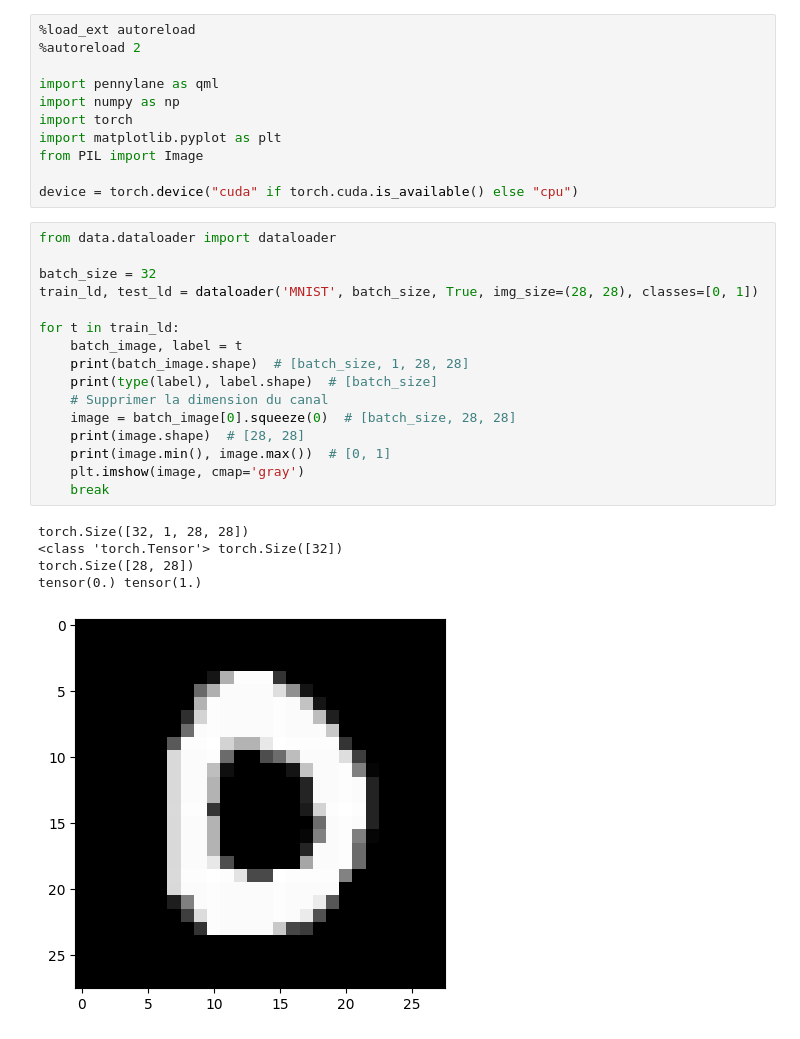
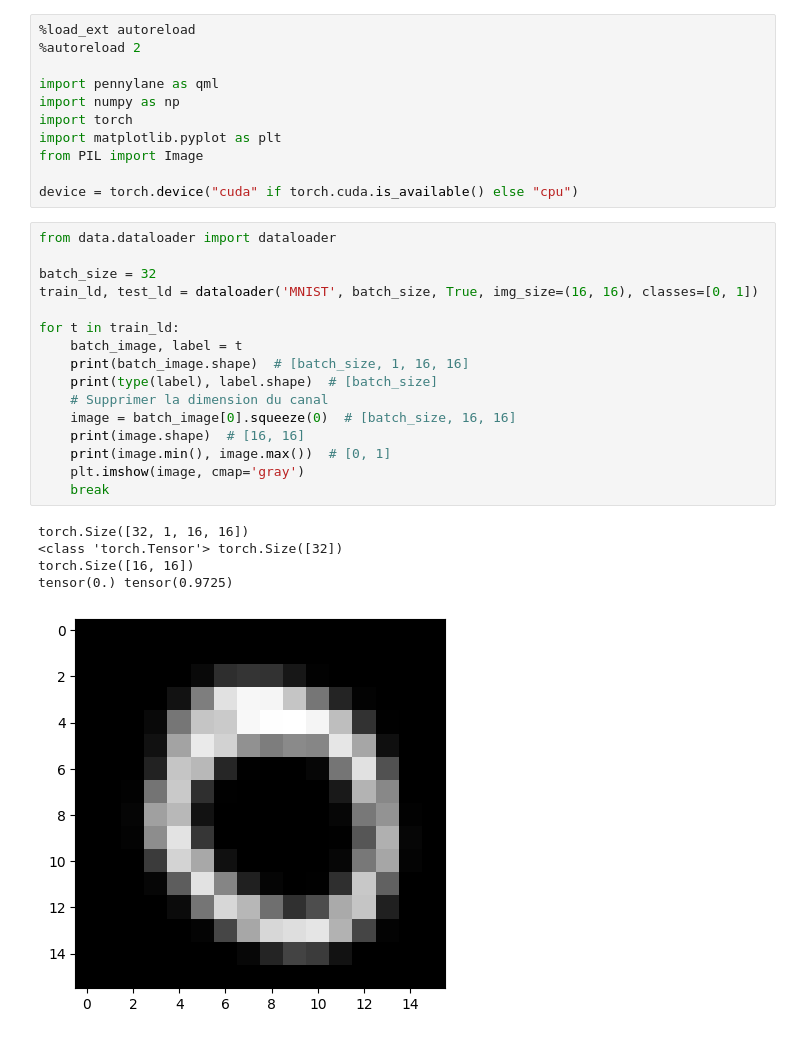
Before and after one commit to maegonz/Quantum-GAN, a Jupyter notebook: main.ipynb, the cells around one changed output. Drawn from its saved outputs; the diff is of its cells as text.

```diff
--- a/main.ipynb
+++ b/main.ipynb
@@ -12,24 +12,24 @@ device = torch.device("cuda" if torch.cuda.is_available() else "cpu")
 # %%
 from data.dataloader import dataloader
 
 batch_size = 32
-train_ld, test_ld = dataloader('MNIST', batch_size, True, img_size=(28, 28), classes=[0, 1])
+train_ld, test_ld = dataloader('MNIST', batch_size, True, img_size=(16, 16), classes=[0, 1])
 
 for t in train_ld:
     batch_image, label = t
-    print(batch_image.shape)  # [batch_size, 1, 28, 28]
+    print(batch_image.shape)  # [batch_size, 1, 16, 16]
     print(type(label), label.shape)  # [batch_size]
     # Supprimer la dimension du canal
-    image = batch_image[0].squeeze(0)  # [batch_size, 28, 28]
-    print(image.shape)  # [28, 28]
+    image = batch_image[0].squeeze(0)  # [batch_size, 16, 16]
+    print(image.shape)  # [16, 16]
     print(image.min(), image.max())  # [0, 1]
     plt.imshow(image, cmap='gray')
     break
 # %% [output]
-torch.Size([32, 1, 28, 28])
+torch.Size([32, 1, 16, 16])
 <class 'torch.Tensor'> torch.Size([32])
-torch.Size([28, 28])
-tensor(0.) tensor(1.)
+torch.Size([16, 16])
+tensor(0.) tensor(0.9725)
-[figure, old version]
+[figure, new version]
 # %%
 import pennylane as qml
```
Also changed, not shown: parts of 4 cells of this notebook.
